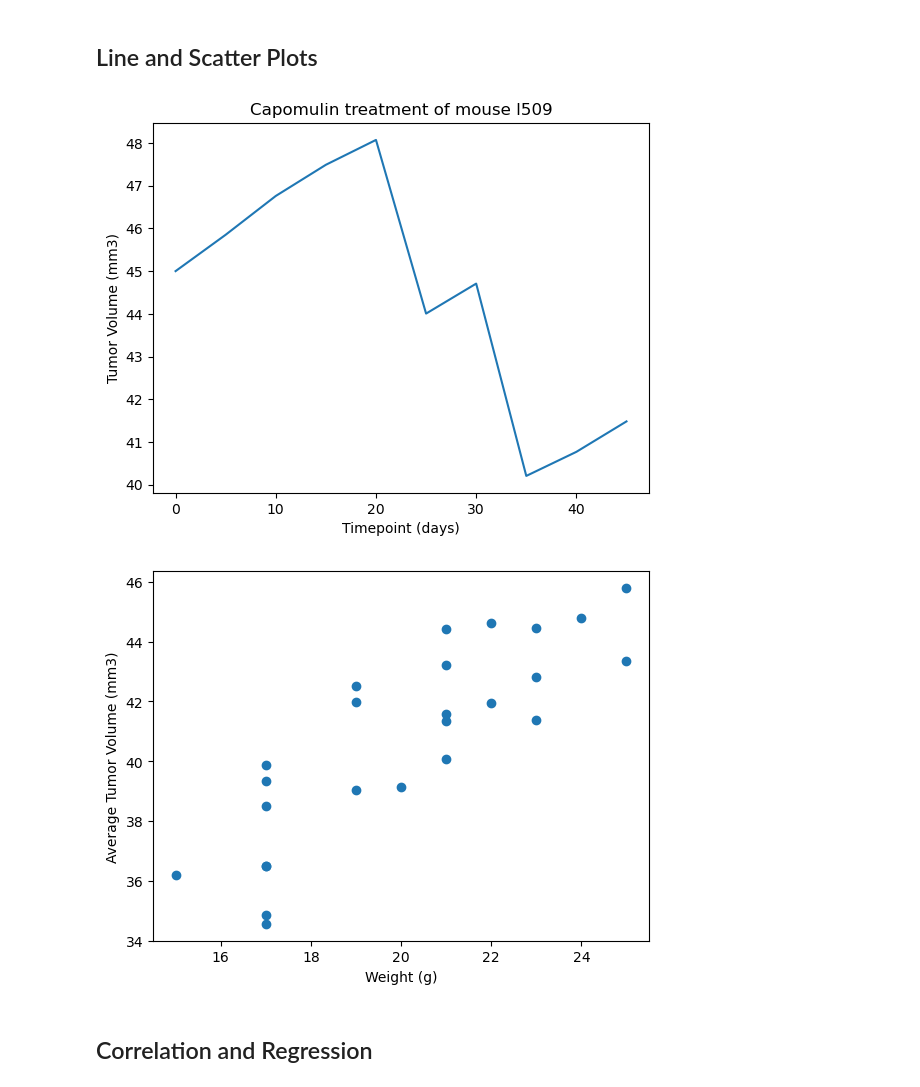
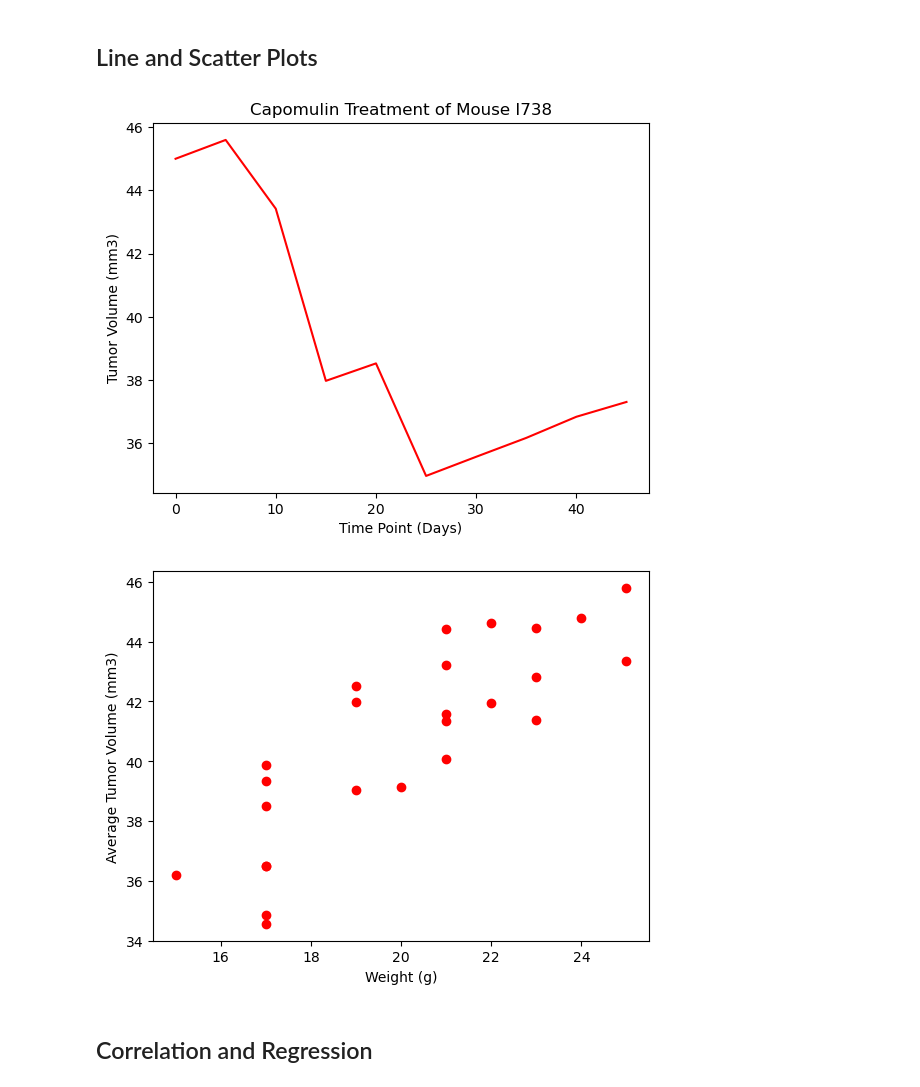
Before and after one commit to mrybicki87/Pymaceuticals, a Jupyter notebook: pymaceuticals_starter.ipynb, the cells around one changed output. Saved outputs shown, nothing was run; the diff lists cells and outputs as text; code cells hidden in the pictures.

```diff
--- a/pymaceuticals_starter.ipynb
+++ b/pymaceuticals_starter.ipynb
@@ -213,12 +227,26 @@ Ceftamin's potential outliers: Series([], Name: Tumor Volume (mm3), dtype: float
 ## Line and Scatter Plots
 # %%
 # Generate a line plot of tumor volume vs. time point for a single mouse treated with Capomulin
+capomulin_treatments_I738 = clean_mouse_study_df.loc[(clean_mouse_study_df["Drug Regimen"]=="Capomulin")&(clean_mouse_study_df["Mouse ID"]=="i738"),:]
+plt.plot(capomulin_treatments_I738["Timepoint"], capomulin_treatments_I738["Tumor Volume (mm3)"], color="red")
+plt.xlabel("Time Point (Days)")
+plt.ylabel("Tumor Volume (mm3)")
+plt.title("Capomulin Treatment of Mouse I738")
+plt.show()
 # %% [output]
-[figure, old version]
+[figure, new version]
 # %%
 # Generate a scatter plot of mouse weight vs. the average observed tumor volume for the entire Capomulin regimen
+capomulin_treatments = clean_mouse_study_df.loc[(clean_mouse_study_df["Drug Regimen"]=="Capomulin"),:]
+#capomulin_treatments
+tumor_volume_capomulin = capomulin_treatments.groupby(["Mouse ID"])["Tumor Volume (mm3)"].mean()
+mouse_weight = capomulin_treatments.groupby(["Mouse ID"])["Weight (g)"].unique()
+plt.scatter(mouse_weight,tumor_volume_capomulin, color="red",marker="o")
+plt.xlabel("Weight (g)")
+plt.ylabel("Average Tumor Volume (mm3)")
+plt.show()
 # %% [output]
-[figure, old version]
+[figure, new version]
 # %% [markdown]
 ## Correlation and Regression
 # %%
```
Also changed, not shown: parts of 7 cells of this notebook.
